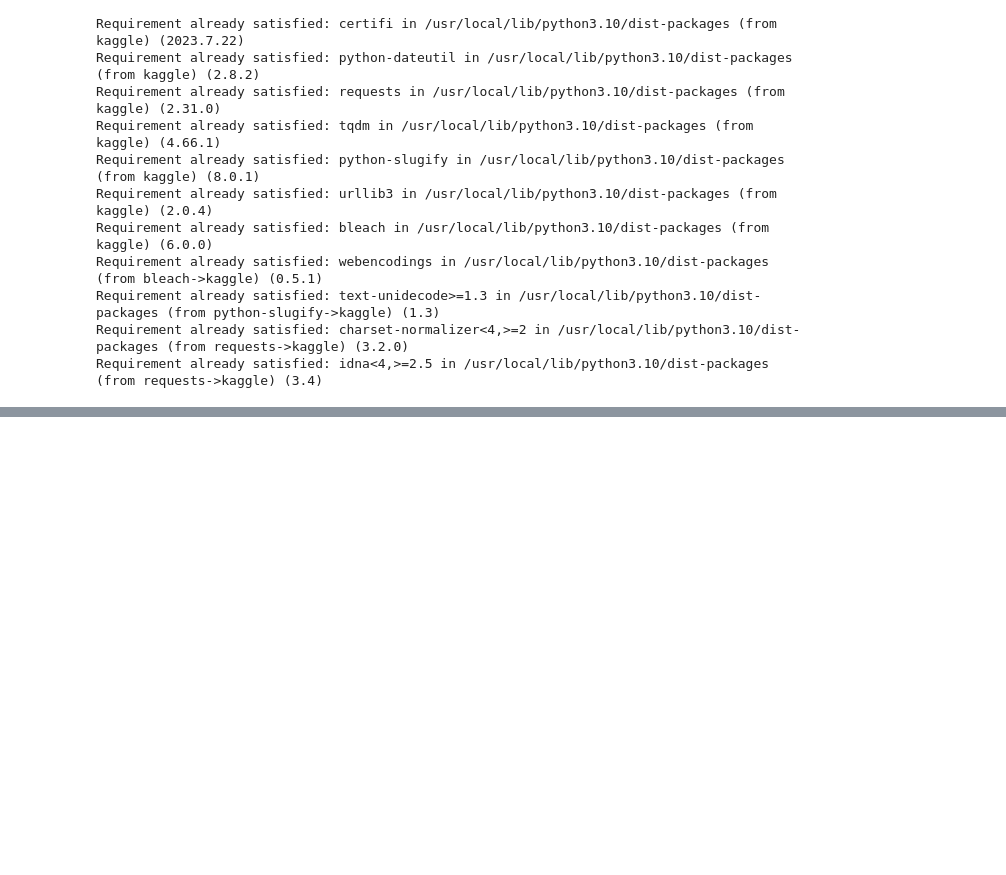
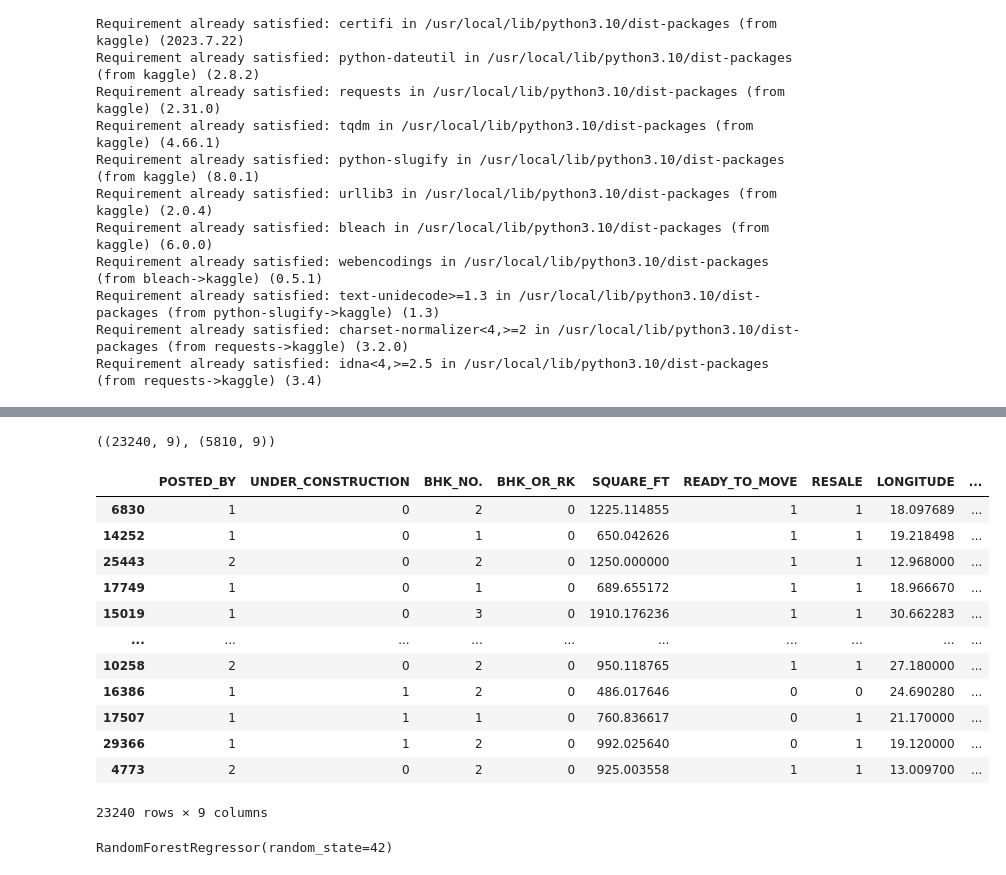
Before and after one commit to Ashfagithub/twixia_internship_assignment_ashfa, a Jupyter notebook: Twixia_Global_Internship_Assignment_Ashfa.ipynb, the cells around one changed output, grey strips where cells are left out. Cells and saved outputs as stored; diff of their text form; code cells hidden in the pictures; blank space fills up the shorter version.

```diff
--- a/Twixia_Global_Internship_Assignment_Ashfa.ipynb
+++ b/Twixia_Global_Internship_Assignment_Ashfa.ipynb
@@ -36,0 +173,6 @@ import numpy as np
+# %%
+for c in df.columns:
+    if df[c].dtype=='object':
+        lbl = LabelEncoder()
+        lbl.fit(list(df[c].values))
+        df[c] = lbl.transform(df[c].values)
@@ -36,0 +195,25 @@ import numpy as np
+# %%
+X = df.drop('TARGET(PRICE_IN_LACS)',axis=1)
+# %%
+y = df['TARGET(PRICE_IN_LACS)']
+# %%
+X_train, X_test, y_train, y_test = train_test_split(X, y, test_size=0.2, random_state=55)
+X_train.shape, X_test.shape
+# %% [output]
+((23240, 9), (5810, 9))
+# %%
+X_train
+# %% [output]
+|  | POSTED_BY | UNDER_CONSTRUCTION | BHK_NO. | BHK_OR_RK | SQUARE_FT | READY_TO_MOVE | RESALE | LONGITUDE | ... |
+| 6830 | 1 | 0 | 2 | 0 | 1225.114855 | 1 | 1 | 18.097689 | ... |
+| 14252 | 1 | 0 | 1 | 0 | 650.042626 | 1 | 1 | 19.218498 | ... |
+| 25443 | 2 | 0 | 2 | 0 | 1250.000000 | 1 | 1 | 12.968000 | ... |
+| 17749 | 1 | 0 | 1 | 0 | 689.655172 | 1 | 1 | 18.966670 | ... |
+| 15019 | 1 | 0 | 3 | 0 | 1910.176236 | 1 | 1 | 30.662283 | ... |
+| ... | ... | ... | ... | ... | ... | ... | ... | ... | ... |
+| 10258 | 2 | 0 | 2 | 0 | 950.118765 | 1 | 1 | 27.180000 | ... |
+| 16386 | 1 | 1 | 2 | 0 | 486.017646 | 0 | 0 | 24.690280 | ... |
+| 17507 | 1 | 1 | 1 | 0 | 760.836617 | 0 | 1 | 21.170000 | ... |
+| 29366 | 1 | 1 | 2 | 0 | 992.025640 | 0 | 1 | 19.120000 | ... |
+| 4773 | 2 | 0 | 2 | 0 | 925.003558 | 1 | 1 | 13.009700 | ... |
+23240 rows × 9 columns
@@ -36,0 +268,4 @@ import numpy as np
+# %%
+rf_model.fit(X_test,y_test)
+# %% [output]
+RandomForestRegressor(random_state=42)
```
Also changed, not shown: parts of 35 cells of this notebook.
